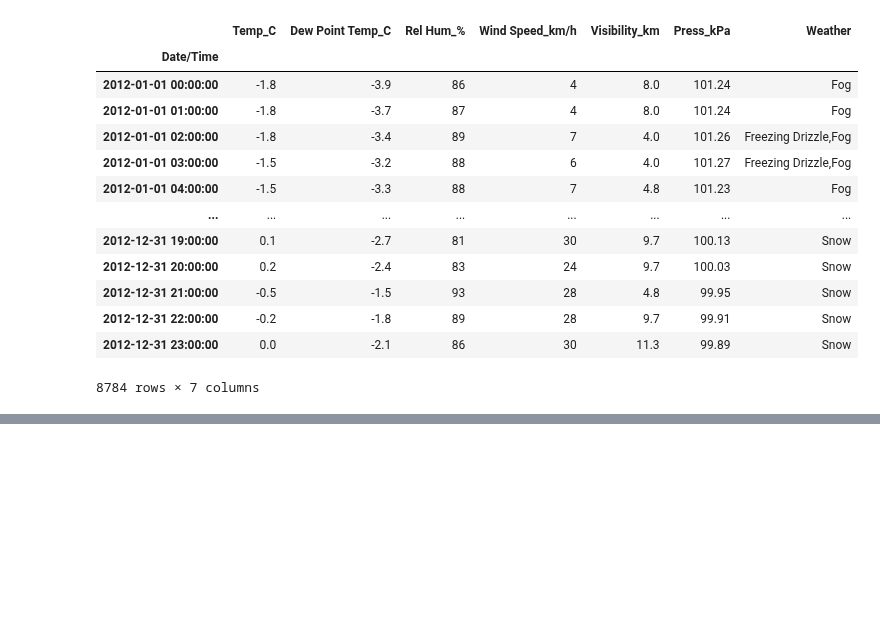
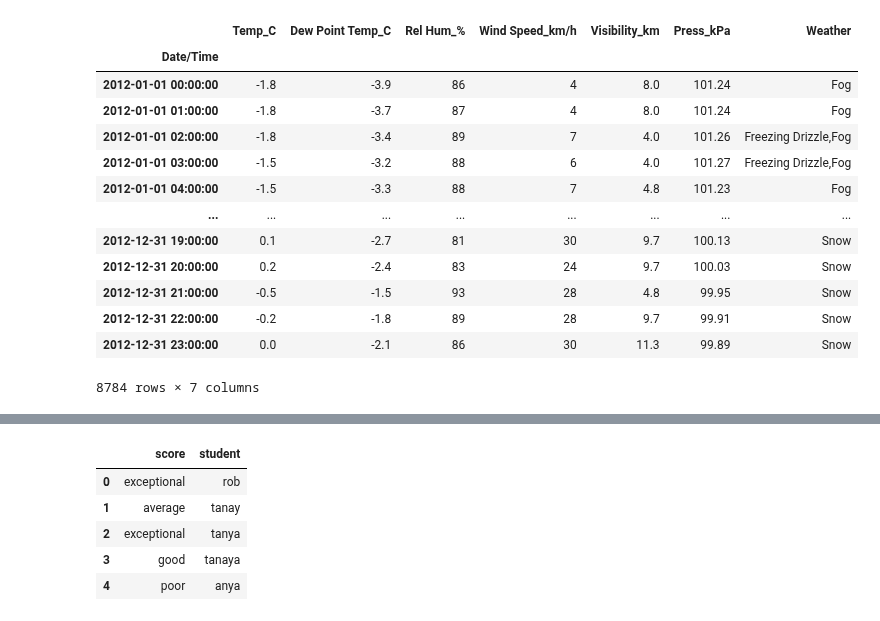
Before and after one commit to Tanay-Dwivedi/DADS-practice, a Jupyter notebook: Python/Pandas/pandas_practice2.ipynb, the cells around one changed output, grey strips where cells are left out. Saved outputs shown, nothing was run; the diff lists cells and outputs as text; code cells hidden in the pictures; blank space fills up the shorter version.

```diff
--- a/Python/Pandas/pandas_practice2.ipynb
+++ b/Python/Pandas/pandas_practice2.ipynb
@@ -290,0 +353,13 @@ dff
+# %%
+dff = pd.DataFrame({
+    "score": ["exceptional", "average", "exceptional", "good", "poor"],
+    "student": ["rob", "tanay", "tanya", "tanaya", "anya"]
+})
+dff
+# %% [output]
+|  | score | student |
+| 0 | exceptional | rob |
+| 1 | average | tanay |
+| 2 | exceptional | tanya |
+| 3 | good | tanaya |
+| 4 | poor | anya |
```
Also changed, not shown: parts of 7 cells of this notebook.
